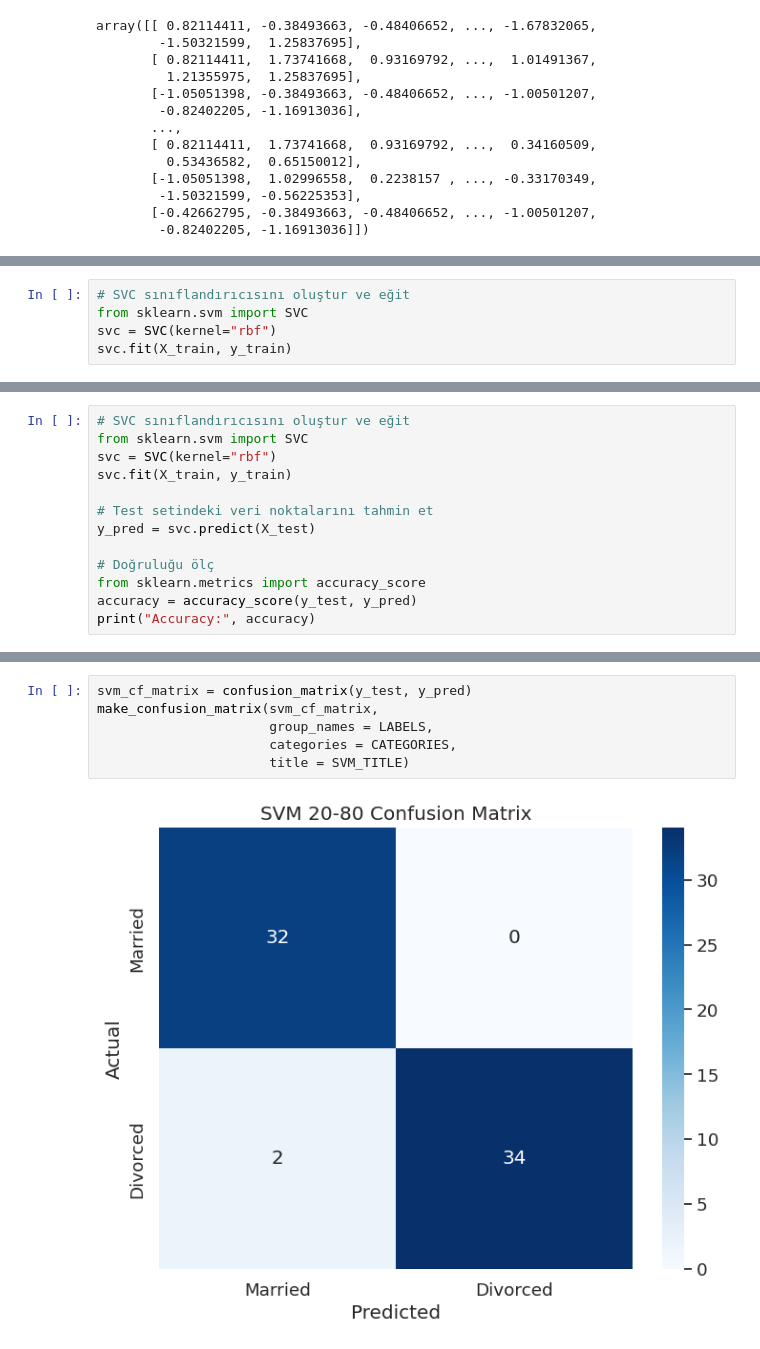
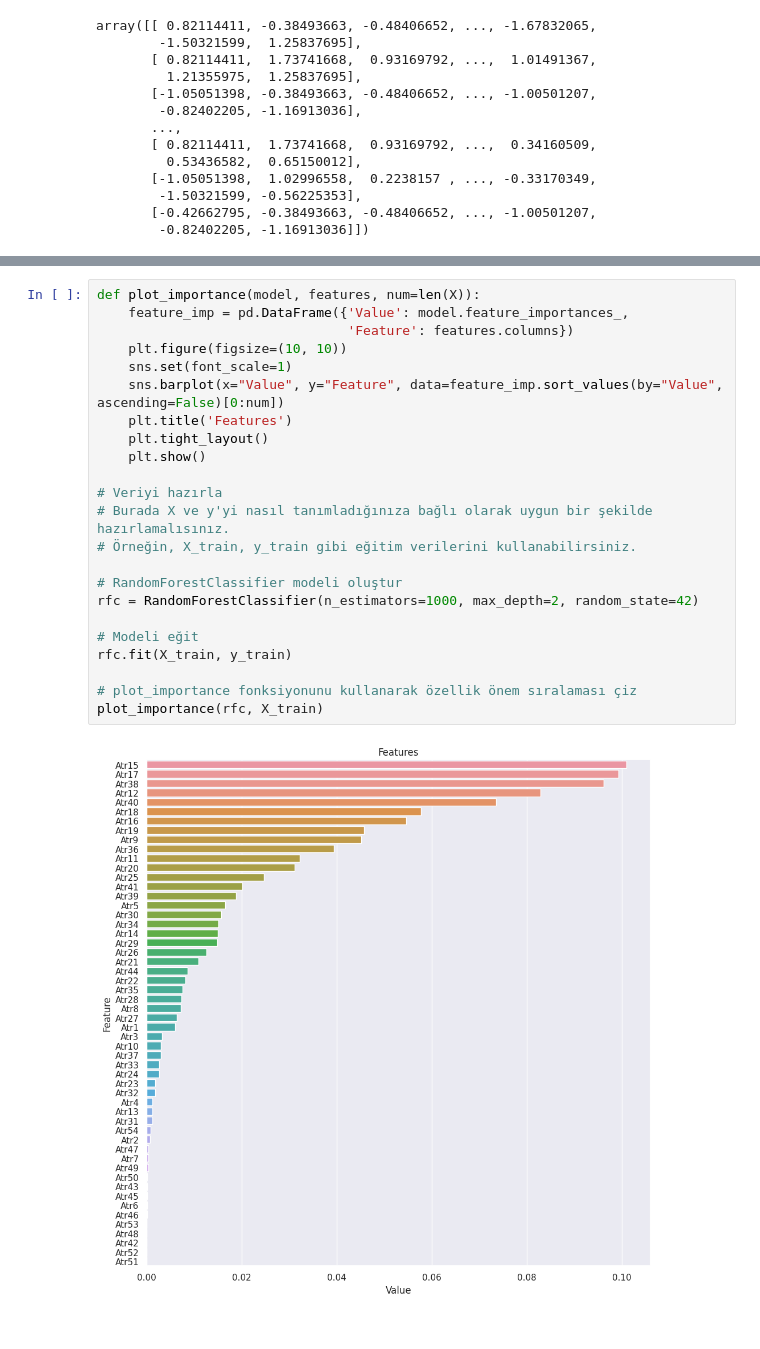
Before and after one commit to omerfarukpala/divorced_case_prediction, a Jupyter notebook: divorced_case_predict.ipynb, the cells around one changed output, grey strips where cells are left out. Cells and saved outputs as stored; diff of their text form.

Commit message:
Colaboratory kullanılarak oluşturuldu

```diff
--- a/divorced_case_predict.ipynb
+++ b/divorced_case_predict.ipynb
@@ -622,5 +231,0 @@ Accuracy: 0.9534883720930233
-# %%
-# SVC sınıflandırıcısını oluştur ve eğit
-from sklearn.svm import SVC
-svc = SVC(kernel="rbf")
-svc.fit(X_train, y_train)
@@ -794,13 +231,0 @@ make_confusion_matrix(svm_cf_matrix,
-# %%
-# SVC sınıflandırıcısını oluştur ve eğit
-from sklearn.svm import SVC
-svc = SVC(kernel="rbf")
-svc.fit(X_train, y_train)
-
-# Test setindeki veri noktalarını tahmin et
-y_pred = svc.predict(X_test)
-
-# Doğruluğu ölç
-from sklearn.metrics import accuracy_score
-accuracy = accuracy_score(y_test, y_pred)
-print("Accuracy:", accuracy)
@@ -820,8 +232,25 @@ weighted avg       0.97      0.97      0.97        68
-# %%
-svm_cf_matrix = confusion_matrix(y_test, y_pred)
-make_confusion_matrix(svm_cf_matrix,
-                      group_names = LABELS,
-                      categories = CATEGORIES,
-                      title = SVM_TITLE)
-# %% [output]
-[figure, removed]
+# %%
+def plot_importance(model, features, num=len(X)):
+    feature_imp = pd.DataFrame({'Value': model.feature_importances_,
+                                'Feature': features.columns})
+    plt.figure(figsize=(10, 10))
+    sns.set(font_scale=1)
+    sns.barplot(x="Value", y="Feature", data=feature_imp.sort_values(by="Value", ascending=False)[0:num])
+    plt.title('Features')
+    plt.tight_layout()
+    plt.show()
+
+# Veriyi hazırla
+# Burada X ve y'yi nasıl tanımladığınıza bağlı olarak uygun bir şekilde hazırlamalısınız.
+# Örneğin, X_train, y_train gibi eğitim verilerini kullanabilirsiniz.
+
+# RandomForestClassifier modeli oluştur
+rfc = RandomForestClassifier(n_estimators=1000, max_depth=2, random_state=42)
+
+# Modeli eğit
+rfc.fit(X_train, y_train)
+
+# plot_importance fonksiyonunu kullanarak özellik önem sıralaması çiz
+plot_importance(rfc, X_train)
+# %% [output]
+[figure, added]
```
Also changed, not shown: parts of 68 cells of this notebook.
